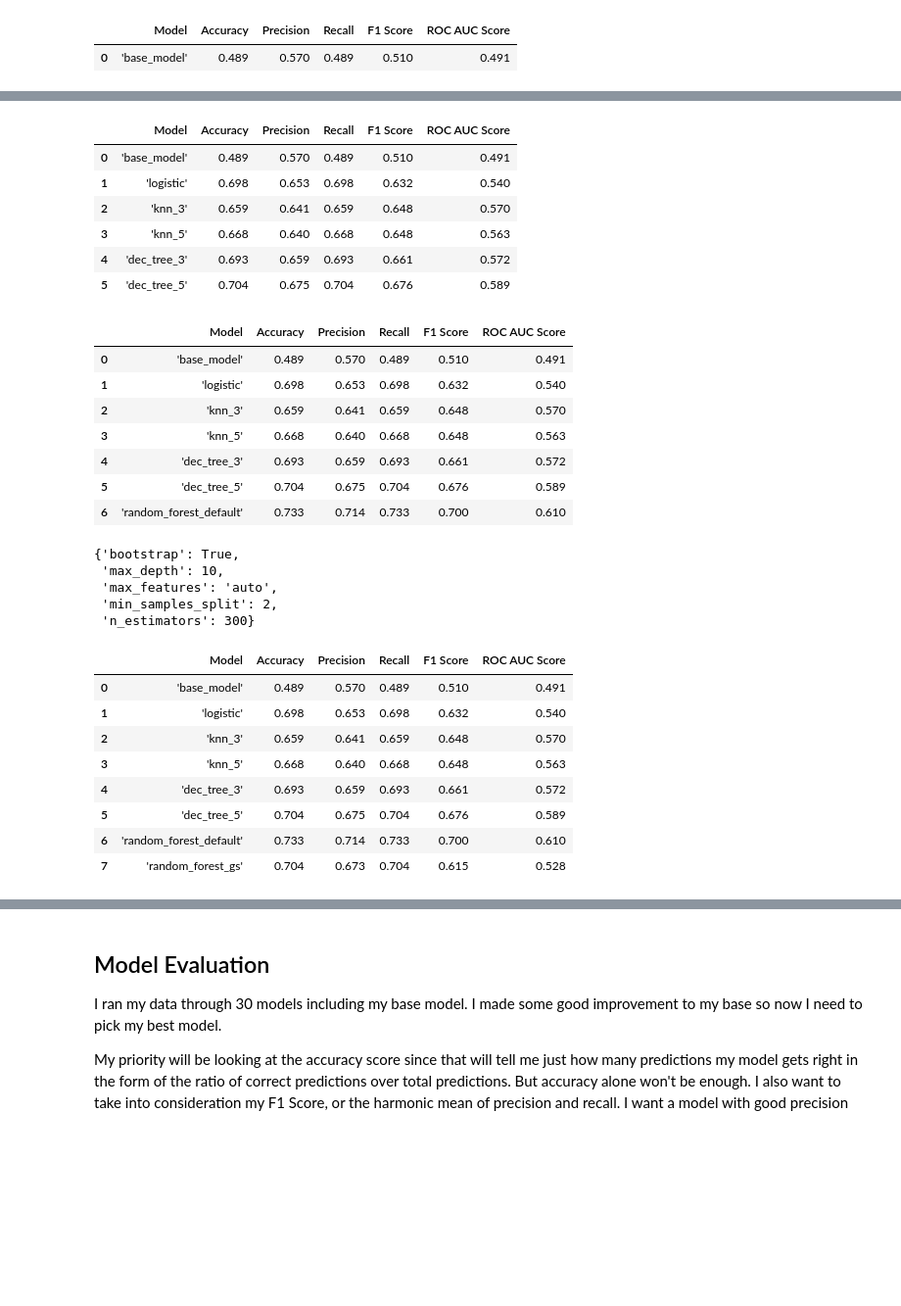
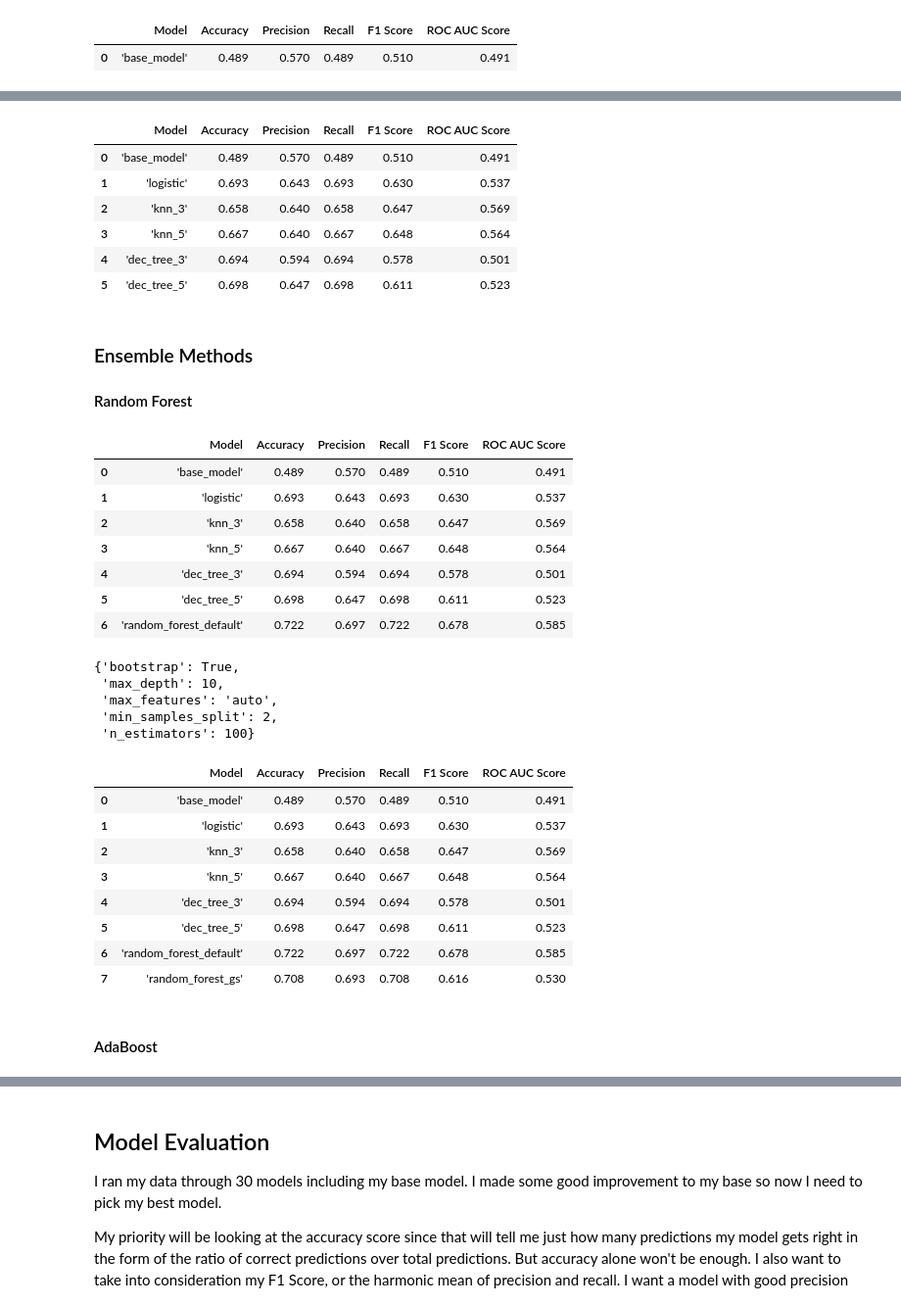
Before and after one commit to mcerow/pick_me, a Jupyter notebook: modeling_v3.ipynb, the cells around one changed output, grey strips where cells are left out. Shown at 98% size. Saved outputs shown, nothing was run; the diff lists cells and outputs as text; code cells hidden in the pictures; blank space fills up the shorter version.

```diff
--- a/modeling_v3.ipynb
+++ b/modeling_v3.ipynb
@@ -86,7 +84,7 @@ Now that I have my dummy columns, I can set my target & feature lists. My target
 target = df['DraftedvNotDrafted']
 # %%
 features = df.drop(columns=['PlayerName', 'Position', 'School', 'CombineYear', 'Draft Team', 'Round',
-                            'Pick', 'Draft Year', 'DraftedvNotDrafted', 'Feet', 'Inches', 'Pos',
+                            'Pick', 'Draft Year', 'DraftedvNotDrafted', 'Feet', 'Inches', 'Pos', '_40yd',
                             'Completions', 'Pass_Attempts', 'Completion_Percent', 'Pass_Yards',
                             'Pass_Yds_per_Attempt', 'Adj_Pass_Yds_per_Attempt', 'Pass_TDs',
                             'Pass_Interceptions', 'Passer_Rating', 'CompletionsperGame',
@@ -631,23 +660,27 @@ scoring(dec_tree_5, features, target)
 # %% [output]
 |  | Model | Accuracy | Precision | Recall | F1 Score | ROC AUC Score |
 | 0 | 'base_model' | 0.489 | 0.570 | 0.489 | 0.510 | 0.491 |
-| 1 | 'logistic' | 0.698 | 0.653 | 0.698 | 0.632 | 0.540 |
-| 2 | 'knn_3' | 0.659 | 0.641 | 0.659 | 0.648 | 0.570 |
-| 3 | 'knn_5' | 0.668 | 0.640 | 0.668 | 0.648 | 0.563 |
-| 4 | 'dec_tree_3' | 0.693 | 0.659 | 0.693 | 0.661 | 0.572 |
-| 5 | 'dec_tree_5' | 0.704 | 0.675 | 0.704 | 0.676 | 0.589 |
+| 1 | 'logistic' | 0.693 | 0.643 | 0.693 | 0.630 | 0.537 |
+| 2 | 'knn_3' | 0.658 | 0.640 | 0.658 | 0.647 | 0.569 |
+| 3 | 'knn_5' | 0.667 | 0.640 | 0.667 | 0.648 | 0.564 |
+| 4 | 'dec_tree_3' | 0.694 | 0.594 | 0.694 | 0.578 | 0.501 |
+| 5 | 'dec_tree_5' | 0.698 | 0.647 | 0.698 | 0.611 | 0.523 |
+# %% [markdown]
+### Ensemble Methods
+
+#### Random Forest
 # %%
 random_forest_default = random_forest(features, target)
 scoring(random_forest_default, features, target)
 # %% [output]
 |  | Model | Accuracy | Precision | Recall | F1 Score | ROC AUC Score |
 | 0 | 'base_model' | 0.489 | 0.570 | 0.489 | 0.510 | 0.491 |
-| 1 | 'logistic' | 0.698 | 0.653 | 0.698 | 0.632 | 0.540 |
-| 2 | 'knn_3' | 0.659 | 0.641 | 0.659 | 0.648 | 0.570 |
-| 3 | 'knn_5' | 0.668 | 0.640 | 0.668 | 0.648 | 0.563 |
-| 4 | 'dec_tree_3' | 0.693 | 0.659 | 0.693 | 0.661 | 0.572 |
-| 5 | 'dec_tree_5' | 0.704 | 0.675 | 0.704 | 0.676 | 0.589 |
-| 6 | 'random_forest_default' | 0.733 | 0.714 | 0.733 | 0.700 | 0.610 |
+| 1 | 'logistic' | 0.693 | 0.643 | 0.693 | 0.630 | 0.537 |
+| 2 | 'knn_3' | 0.658 | 0.640 | 0.658 | 0.647 | 0.569 |
+| 3 | 'knn_5' | 0.667 | 0.640 | 0.667 | 0.648 | 0.564 |
+| 4 | 'dec_tree_3' | 0.694 | 0.594 | 0.694 | 0.578 | 0.501 |
+| 5 | 'dec_tree_5' | 0.698 | 0.647 | 0.698 | 0.611 | 0.523 |
+| 6 | 'random_forest_default' | 0.722 | 0.697 | 0.722 | 0.678 | 0.585 |
 # %%
 # Random Forest Parameters
 
@@ -669,21 +702,23 @@ grid_search_cv(RandomForestClassifier(random_state=17), features, target, params
  'max_depth': 10,
  'max_features': 'auto',
  'min_samples_split': 2,
- 'n_estimators': 300}
+ 'n_estimators': 100}
 # %%
 random_forest_gs = random_forest(features, target, bootstrap=True, max_depth=10, max_features='auto',
-                                 min_samples_split=2, n_estimators=300)
+                                 min_samples_split=2, n_estimators=100)
 scoring(random_forest_gs, features, target)
 # %% [output]
 |  | Model | Accuracy | Precision | Recall | F1 Score | ROC AUC Score |
 | 0 | 'base_model' | 0.489 | 0.570 | 0.489 | 0.510 | 0.491 |
-| 1 | 'logistic' | 0.698 | 0.653 | 0.698 | 0.632 | 0.540 |
-| 2 | 'knn_3' | 0.659 | 0.641 | 0.659 | 0.648 | 0.570 |
-| 3 | 'knn_5' | 0.668 | 0.640 | 0.668 | 0.648 | 0.563 |
-| 4 | 'dec_tree_3' | 0.693 | 0.659 | 0.693 | 0.661 | 0.572 |
-| 5 | 'dec_tree_5' | 0.704 | 0.675 | 0.704 | 0.676 | 0.589 |
-| 6 | 'random_forest_default' | 0.733 | 0.714 | 0.733 | 0.700 | 0.610 |
-| 7 | 'random_forest_gs' | 0.704 | 0.673 | 0.704 | 0.615 | 0.528 |
+| 1 | 'logistic' | 0.693 | 0.643 | 0.693 | 0.630 | 0.537 |
+| 2 | 'knn_3' | 0.658 | 0.640 | 0.658 | 0.647 | 0.569 |
+| 3 | 'knn_5' | 0.667 | 0.640 | 0.667 | 0.648 | 0.564 |
+| 4 | 'dec_tree_3' | 0.694 | 0.594 | 0.694 | 0.578 | 0.501 |
+| 5 | 'dec_tree_5' | 0.698 | 0.647 | 0.698 | 0.611 | 0.523 |
+| 6 | 'random_forest_default' | 0.722 | 0.697 | 0.722 | 0.678 | 0.585 |
+| 7 | 'random_forest_gs' | 0.708 | 0.693 | 0.708 | 0.616 | 0.530 |
+# %% [markdown]
+#### AdaBoost
 # %%
 adaboost_default = adaboost(features, target)
 scoring(adaboost_default, features, target)
```
Also changed, not shown: parts of 81 cells of this notebook.
